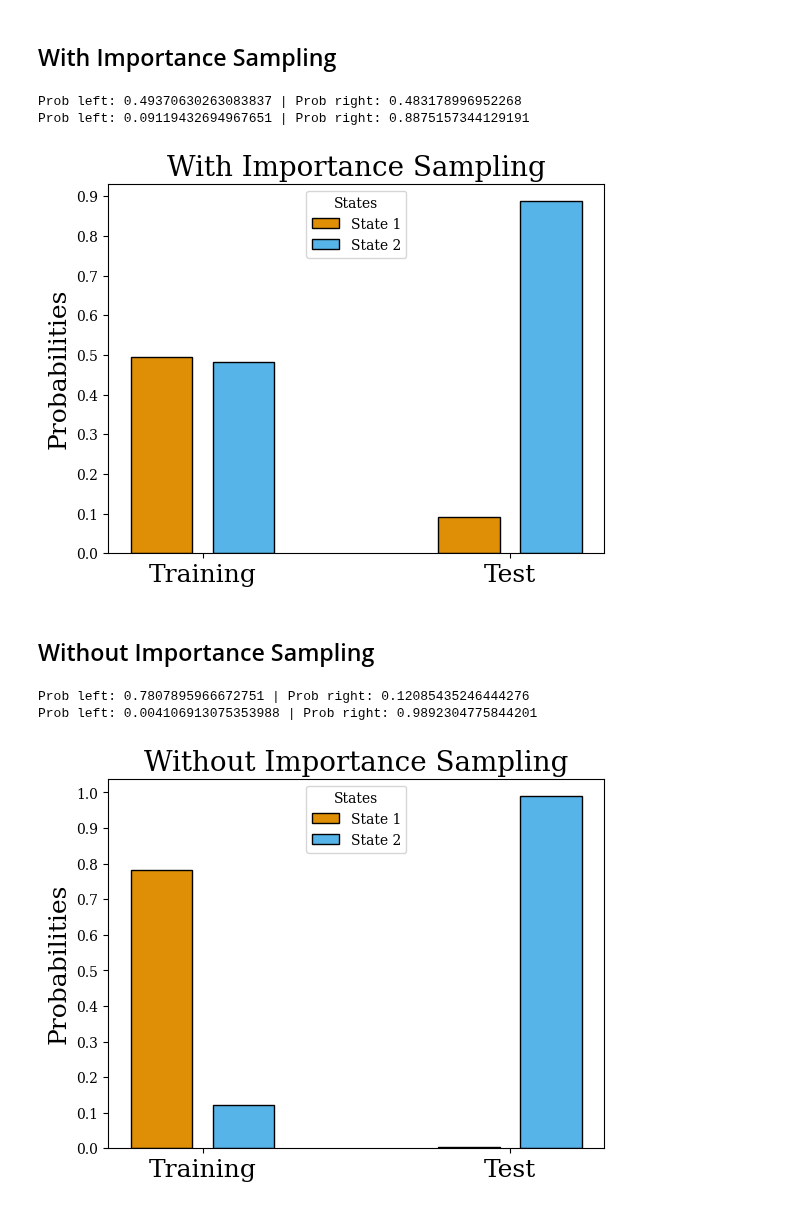
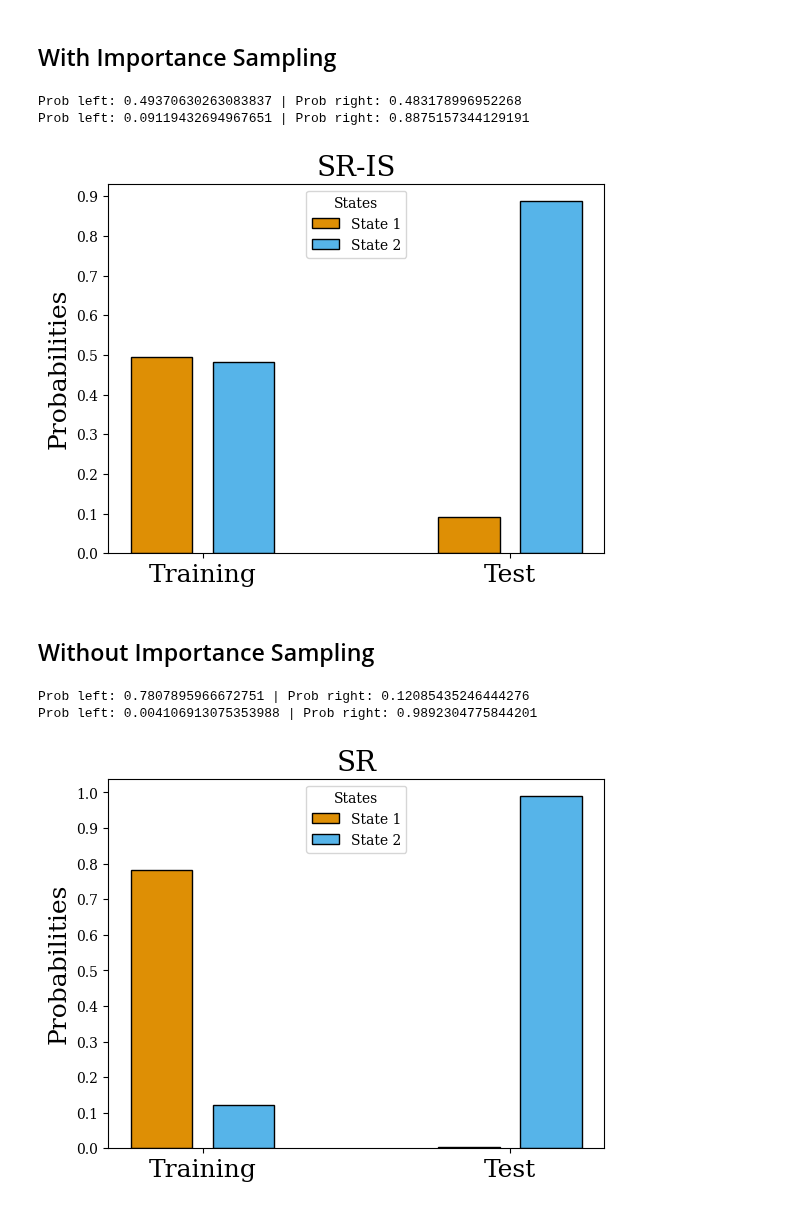
Before and after one commit to ArminBaz/SR-IS, a Jupyter notebook: src/latent.ipynb, the cells around one changed output. Saved outputs shown, nothing was run; the diff lists cells and outputs as text; code cells hidden in the pictures.

Commit message:
updated latent plot titles

```diff
--- a/src/latent.ipynb
+++ b/src/latent.ipynb
@@ -81,34 +81,34 @@ print(f"Prob left: {pii_new[4][3]} | Prob right: {pii_new[4][5]}")
 
 # Plot
 save_path = save_dir + "latent_with_is.png"
-plot_decision_prob(probs_train=pii_old[4][prob_locs], probs_test=pii_new[idx][prob_locs], colors=colors, title='With Importance Sampling', leg_loc="upper center", save_path=None)
+plot_decision_prob(probs_train=pii_old[4][prob_locs], probs_test=pii_new[idx][prob_locs], colors=colors, title='SR-IS', leg_loc="upper center", save_path=save_path)
 # %% [output]
 Prob left: 0.49370630263083837 | Prob right: 0.483178996952268
 Prob left: 0.09119432694967651 | Prob right: 0.8875157344129191
-[figure, old version]
+[figure, new version]
 # %% [markdown]
 ## Without Importance Sampling
 # %%
 # Agent
 agent = SR_IS(env_name="tolman-latent", reward=reward, term_reward=terminal_reward, _lambda=_lambda, beta=beta, alpha=alpha, num_steps=num_steps, policy="softmax", imp_samp=False)
 agent.learn(seed=seed)
 
 # Old policy
 pii_old = decision_policy(agent, agent.Z)
 print(f"Prob left: {pii_old[4][3]} | Prob right: {pii_old[4][5]}")
 
 # Make the reward for the first terminal state negative and recalculate policy
 update_terminal_reward(agent, loc=0, r=-5)
 V_new, Z_new = policy_reval(agent)
 
 # New policy
 pii_new = decision_policy(agent, Z_new)
 print(f"Prob left: {pii_new[4][3]} | Prob right: {pii_new[4][5]}")
 
 # Plot
 save_path = save_dir + "latent_without_is.png"
-plot_decision_prob(probs_train=pii_old[4][prob_locs], probs_test=pii_new[idx][prob_locs], colors=colors, title='Without Importance Sampling', leg_loc="upper center", save_path=None)
+plot_decision_prob(probs_train=pii_old[4][prob_locs], probs_test=pii_new[idx][prob_locs], colors=colors, title='SR', leg_loc="upper center", save_path=save_path)
 # %% [output]
 Prob left: 0.7807895966672751 | Prob right: 0.12085435246444276
 Prob left: 0.004106913075353988 | Prob right: 0.9892304775844201
-[figure, old version]
+[figure, new version]
```
